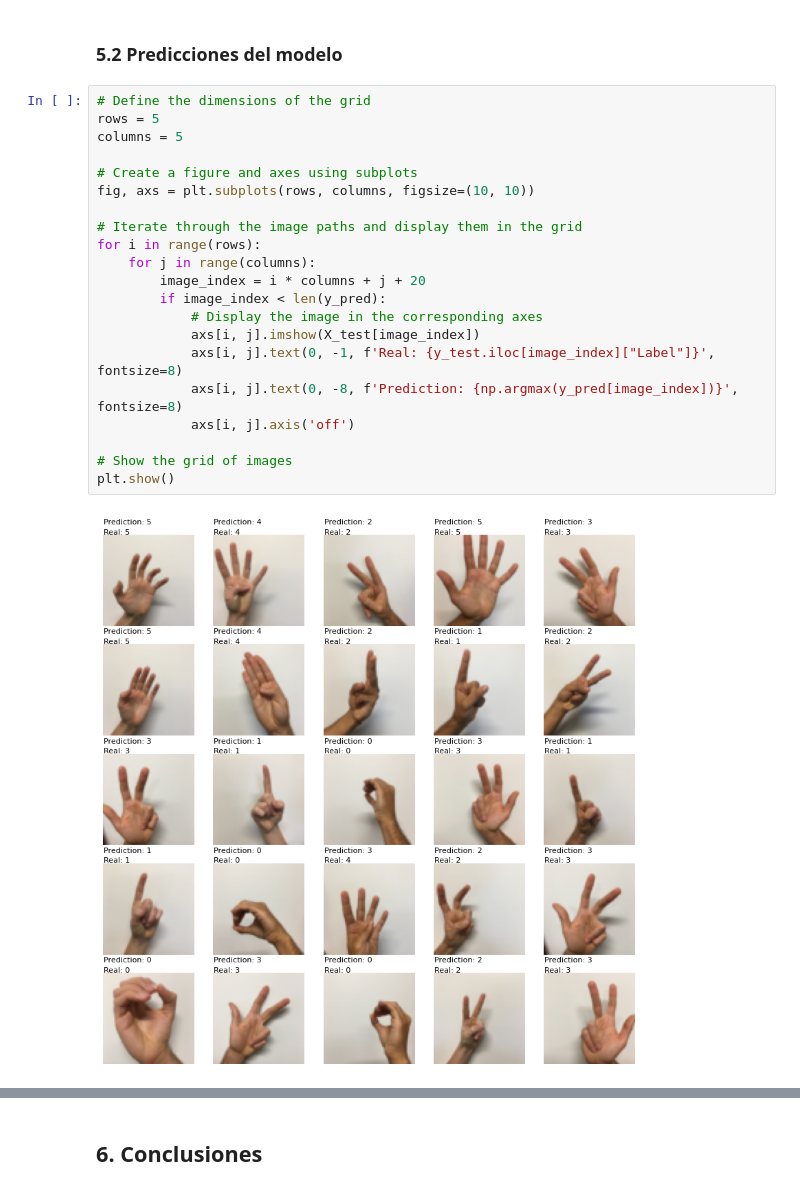
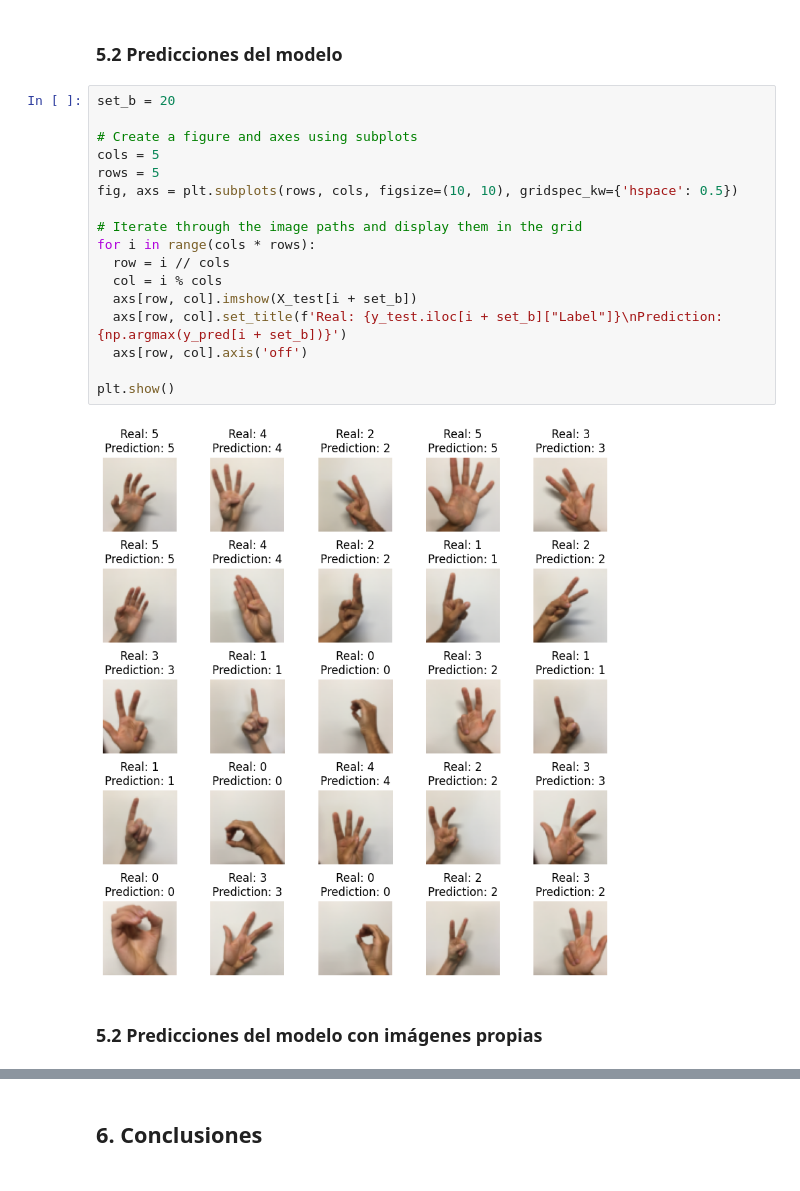
Before and after one commit to oviedo-13/tc3007c-m2, a Jupyter notebook: modelo_dl.ipynb, the cells around one changed output, grey strips where cells are left out. Drawn from its saved outputs; the diff is of its cells as text.

```diff
--- a/modelo_dl.ipynb
+++ b/modelo_dl.ipynb
@@ -402,25 +446,23 @@ Overall Accuracy: 0.92
 # %% [markdown]
 ### 5.2 Predicciones del modelo
 # %%
-# Define the dimensions of the grid
-rows = 5
-columns = 5
+set_b = 20
 
 # Create a figure and axes using subplots
-fig, axs = plt.subplots(rows, columns, figsize=(10, 10))
+cols = 5
+rows = 5
+fig, axs = plt.subplots(rows, cols, figsize=(10, 10), gridspec_kw={'hspace': 0.5})
 
 # Iterate through the image paths and display them in the grid
-for i in range(rows):
-    for j in range(columns):
-        image_index = i * columns + j + 20
-        if image_index < len(y_pred):
-            # Display the image in the corresponding axes
-            axs[i, j].imshow(X_test[image_index])
-            axs[i, j].text(0, -1, f'Real: {y_test.iloc[image_index]["Label"]}', fontsize=8)
-            axs[i, j].text(0, -8, f'Prediction: {np.argmax(y_pred[image_index])}', fontsize=8)
-            axs[i, j].axis('off')
+for i in range(cols * rows):
+  row = i // cols
+  col = i % cols
+  axs[row, col].imshow(X_test[i + set_b])
+  axs[row, col].set_title(f'Real: {y_test.iloc[i + set_b]["Label"]}\nPrediction: {np.argmax(y_pred[i + set_b])}')
+  axs[row, col].axis('off')
 
-# Show the grid of images
 plt.show()
 # %% [output]
-[figure, old version]
+[figure, new version]
+# %% [markdown]
+### 5.2 Predicciones del modelo con imágenes propias
```
Also changed, not shown: parts of 23 cells of this notebook.
